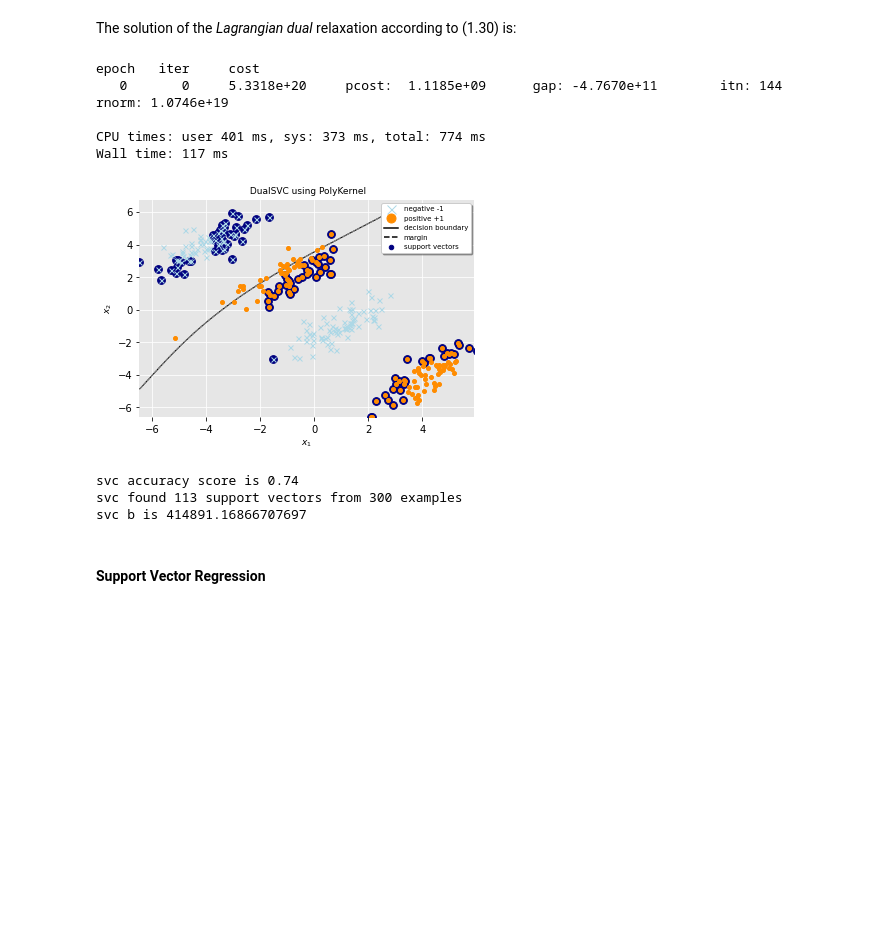
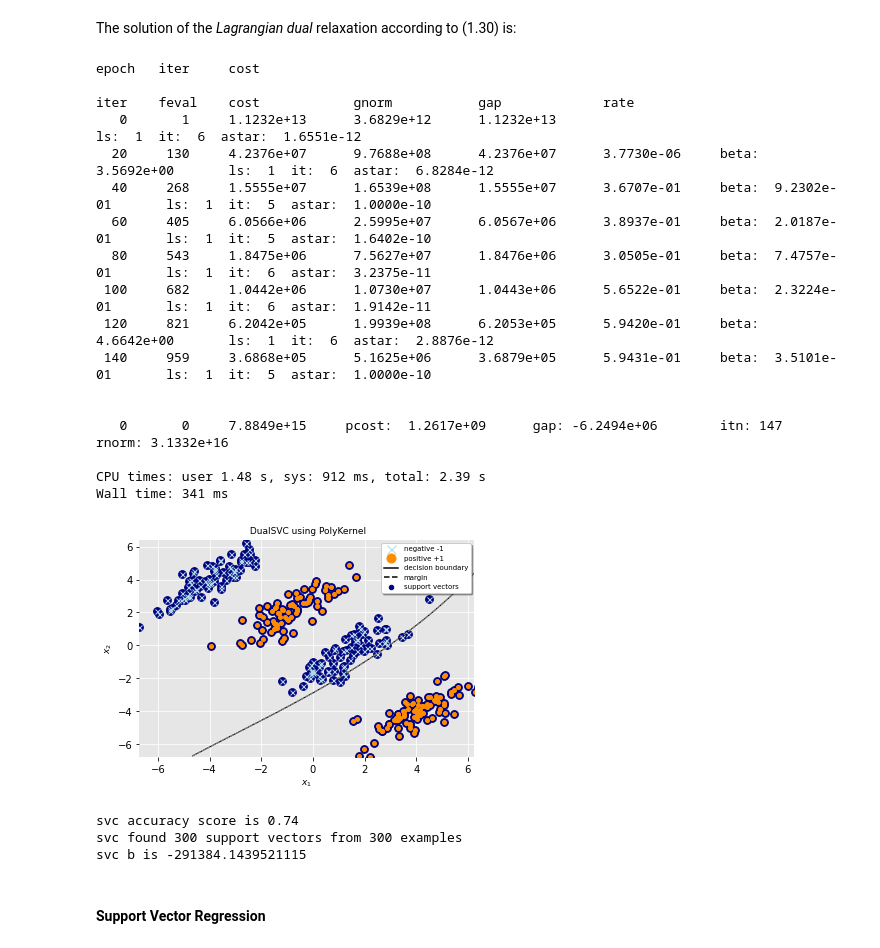
Before and after one commit to dmeoli/optiml, a Jupyter notebook: notebooks/ml/ComputationalMathematicsReport.ipynb, the cells around one changed output. Cells and saved outputs as stored; diff of their text form; code cells hidden in the pictures; blank space fills up the shorter version.

```diff
--- a/notebooks/ml/ComputationalMathematicsReport.ipynb
+++ b/notebooks/ml/ComputationalMathematicsReport.ipynb
@@ -1235,24 +1277,36 @@ The solution of the *Lagrangian dual* relaxation according to (1.30) is:
 # %%
 X, y = generate_non_linearly_separable_data()
 X_train, X_test, y_train, y_test = train_test_split(X, y, train_size=0.75)
 
-svc = DualSVC(kernel=PolyKernel(degree=3, coef0=3, gamma='auto'), C=10,
-              optimizer=AdaGrad, use_explicit_eq=False, verbose=True)
+svc = DualSVC(kernel=PolyKernel(degree=3, coef0=3, gamma='auto'), C=10, optimizer=AdaGrad,
+              use_explicit_eq=False, dual_solver='cg', dual_verbose=20, verbose=True)
 %time svc.fit(X_train, y_train)
 plot_svm_hyperplane(svc, X_train, y_train)
 print(f'svc accuracy score is {svc.score(X_test, y_test)}')
 print(f'svc found {len(svc.support_)} support vectors from {len(X_train)} examples')
 print(f'svc b is {svc.intercept_}')
 # %% [output]
 epoch   iter     cost
-   0       0     5.3318e+20     pcost:  1.1185e+09      gap: -4.7670e+11        itn: 144        rnorm: 1.0746e+19
 
-CPU times: user 401 ms, sys: 373 ms, total: 774 ms
-Wall time: 117 ms
+iter    feval    cost            gnorm           gap             rate
+   0       1     1.1232e+13      3.6829e+12      1.1232e+13                                             ls:  1  it:  6  astar:  1.6551e-12
+  20     130     4.2376e+07      9.7688e+08      4.2376e+07      3.7730e-06     beta:  3.5692e+00       ls:  1  it:  6  astar:  6.8284e-12
+  40     268     1.5555e+07      1.6539e+08      1.5555e+07      3.6707e-01     beta:  9.2302e-01       ls:  1  it:  5  astar:  1.0000e-10
+  60     405     6.0566e+06      2.5995e+07      6.0567e+06      3.8937e-01     beta:  2.0187e-01       ls:  1  it:  5  astar:  1.6402e-10
+  80     543     1.8475e+06      7.5627e+07      1.8476e+06      3.0505e-01     beta:  7.4757e-01       ls:  1  it:  6  astar:  3.2375e-11
+ 100     682     1.0442e+06      1.0730e+07      1.0443e+06      5.6522e-01     beta:  2.3224e-01       ls:  1  it:  6  astar:  1.9142e-11
+ 120     821     6.2042e+05      1.9939e+08      6.2053e+05      5.9420e-01     beta:  4.6642e+00       ls:  1  it:  6  astar:  2.8876e-12
+ 140     959     3.6868e+05      5.1625e+06      3.6879e+05      5.9431e-01     beta:  3.5101e-01       ls:  1  it:  5  astar:  1.0000e-10
+
+
+   0       0     7.8849e+15     pcost:  1.2617e+09      gap: -6.2494e+06        itn: 147        rnorm: 3.1332e+16
+
+CPU times: user 1.48 s, sys: 912 ms, total: 2.39 s
+Wall time: 341 ms
-[figure, old version]
+[figure, new version]
 svc accuracy score is 0.74
-svc found 113 support vectors from 300 examples
-svc b is 414891.16866707697
+svc found 300 support vectors from 300 examples
+svc b is -291384.1439521115
 # %% [markdown]
 #### Support Vector Regression
 # %%
```
Also changed, not shown: parts of 11 cells of this notebook, 2 other files.
